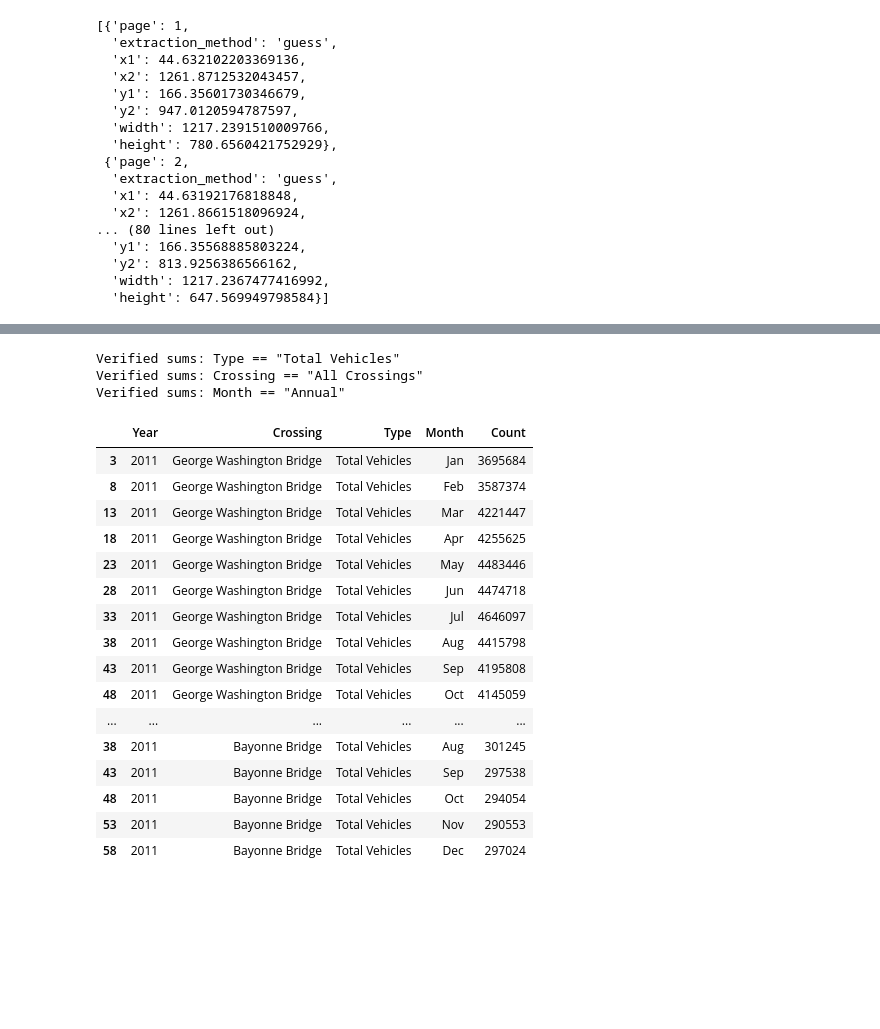
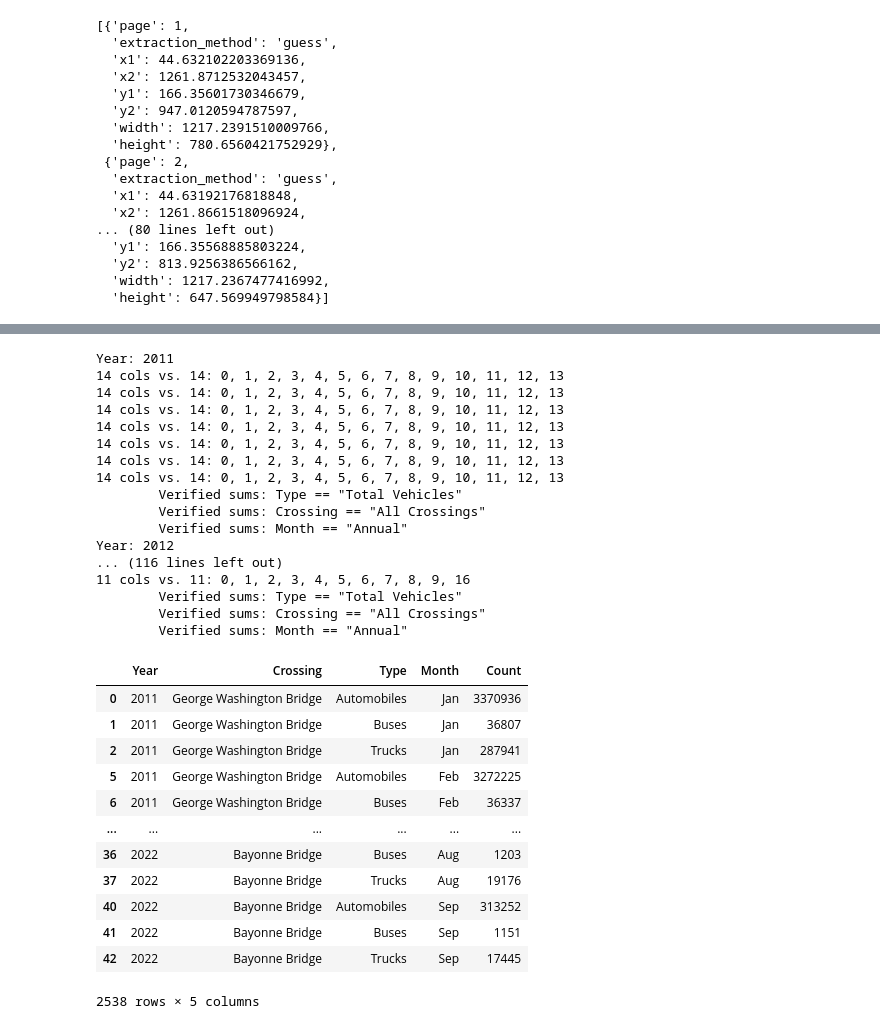
Before and after one commit to hudcostreets/hudson-transit, a Jupyter notebook: parse-traffic.ipynb, the cells around one changed output, grey strips where cells are left out. Cells and saved outputs as stored; diff of their text form; code cells hidden in the pictures; blank space fills up the shorter version.

Commit message:
traffic / ezpass datasets

```diff
--- a/parse-traffic.ipynb
+++ b/parse-traffic.ipynb
@@ -155,27 +170,43 @@ def check_table(t, year):
 
     filtered = counts[filter_rows].copy()
     return filtered, ezpass
-# %%
-counts, ezpass = check_table(t11, 2011)
-counts
-# %% [output]
-Verified sums: Type == "Total Vehicles"
-Verified sums: Crossing == "All Crossings"
-Verified sums: Month == "Annual"
-|  | Year | Crossing | Type | Month | Count |
-| 3 | 2011 | George Washington Bridge | Total Vehicles | Jan | 3695684 |
-| 8 | 2011 | George Washington Bridge | Total Vehicles | Feb | 3587374 |
-| 13 | 2011 | George Washington Bridge | Total Vehicles | Mar | 4221447 |
-| 18 | 2011 | George Washington Bridge | Total Vehicles | Apr | 4255625 |
-| 23 | 2011 | George Washington Bridge | Total Vehicles | May | 4483446 |
-| 28 | 2011 | George Washington Bridge | Total Vehicles | Jun | 4474718 |
-| 33 | 2011 | George Washington Bridge | Total Vehicles | Jul | 4646097 |
-| 38 | 2011 | George Washington Bridge | Total Vehicles | Aug | 4415798 |
-| 43 | 2011 | George Washington Bridge | Total Vehicles | Sep | 4195808 |
-| 48 | 2011 | George Washington Bridge | Total Vehicles | Oct | 4145059 |
-| ... | ... | ... | ... | ... | ... |
-| 38 | 2011 | Bayonne Bridge | Total Vehicles | Aug | 301245 |
-| 43 | 2011 | Bayonne Bridge | Total Vehicles | Sep | 297538 |
-| 48 | 2011 | Bayonne Bridge | Total Vehicles | Oct | 294054 |
-| 53 | 2011 | Bayonne Bridge | Total Vehicles | Nov | 290553 |
-| 58 | 2011 | Bayonne Bridge | Total Vehicles | Dec | 297024 |
+# %%
+counts, ezpass = [
+    pd.concat(dfs)
+    for dfs in zip(*[
+        check_table(tbl, idx + 2011)
+        for idx, tbl in enumerate(tbls)
+    ])
+]
+counts
+# %% [output]
+Year: 2011
+14 cols vs. 14: 0, 1, 2, 3, 4, 5, 6, 7, 8, 9, 10, 11, 12, 13
+14 cols vs. 14: 0, 1, 2, 3, 4, 5, 6, 7, 8, 9, 10, 11, 12, 13
+14 cols vs. 14: 0, 1, 2, 3, 4, 5, 6, 7, 8, 9, 10, 11, 12, 13
+14 cols vs. 14: 0, 1, 2, 3, 4, 5, 6, 7, 8, 9, 10, 11, 12, 13
+14 cols vs. 14: 0, 1, 2, 3, 4, 5, 6, 7, 8, 9, 10, 11, 12, 13
+14 cols vs. 14: 0, 1, 2, 3, 4, 5, 6, 7, 8, 9, 10, 11, 12, 13
+14 cols vs. 14: 0, 1, 2, 3, 4, 5, 6, 7, 8, 9, 10, 11, 12, 13
+        Verified sums: Type == "Total Vehicles"
+        Verified sums: Crossing == "All Crossings"
+        Verified sums: Month == "Annual"
+Year: 2012
+... (116 lines left out)
+11 cols vs. 11: 0, 1, 2, 3, 4, 5, 6, 7, 8, 9, 16
+        Verified sums: Type == "Total Vehicles"
+        Verified sums: Crossing == "All Crossings"
+        Verified sums: Month == "Annual"
+|  | Year | Crossing | Type | Month | Count |
+| 0 | 2011 | George Washington Bridge | Automobiles | Jan | 3370936 |
+| 1 | 2011 | George Washington Bridge | Buses | Jan | 36807 |
+| 2 | 2011 | George Washington Bridge | Trucks | Jan | 287941 |
+| 5 | 2011 | George Washington Bridge | Automobiles | Feb | 3272225 |
+| 6 | 2011 | George Washington Bridge | Buses | Feb | 36337 |
+| ... | ... | ... | ... | ... | ... |
+| 36 | 2022 | Bayonne Bridge | Buses | Aug | 1203 |
+| 37 | 2022 | Bayonne Bridge | Trucks | Aug | 19176 |
+| 40 | 2022 | Bayonne Bridge | Automobiles | Sep | 313252 |
+| 41 | 2022 | Bayonne Bridge | Buses | Sep | 1151 |
+| 42 | 2022 | Bayonne Bridge | Trucks | Sep | 17445 |
+2538 rows × 5 columns
```
Also changed, not shown: parts of 29 cells of this notebook, 2 other files.
